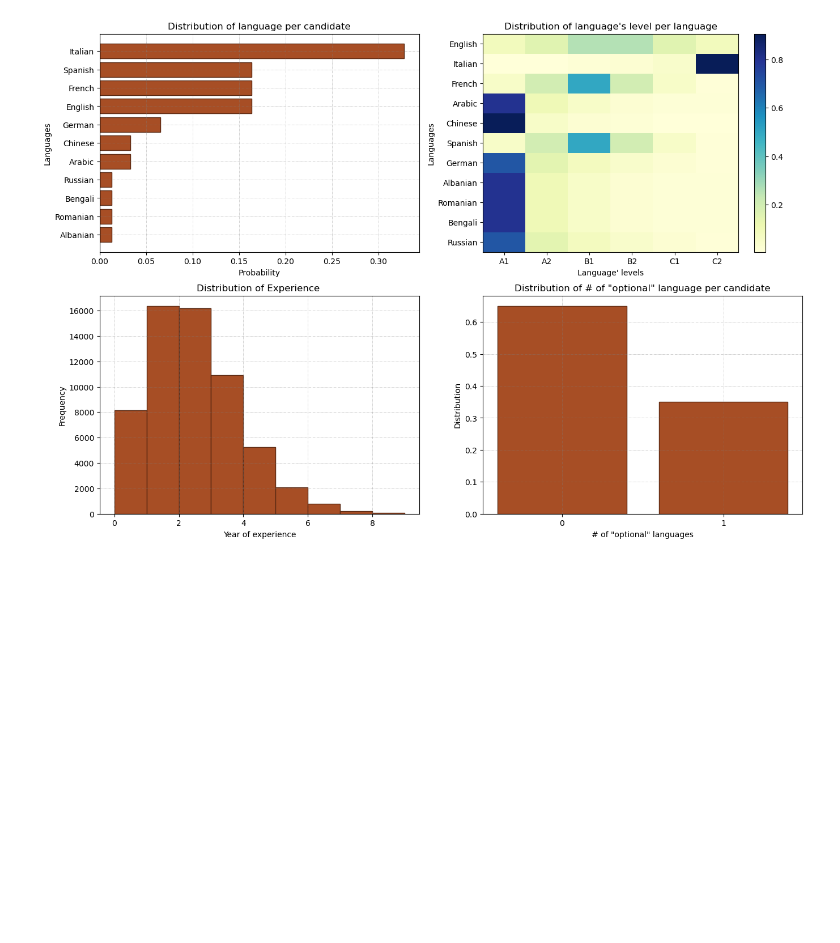
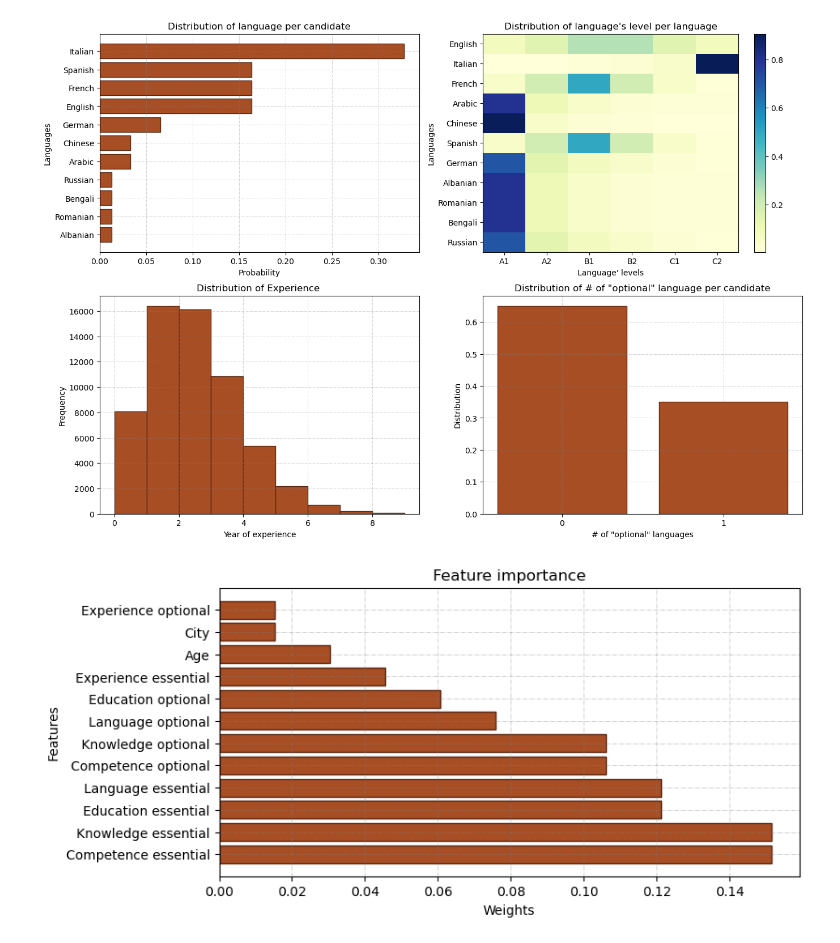
Before and after one commit to jacons/Interpretable-by-design-Human-Recommender, a Jupyter notebook: other_notebook/show_distribution.ipynb, the cells around one changed output. Drawn from its saved outputs; the diff is of its cells as text; code cells hidden in the pictures; blank space fills up the shorter version.

```diff
--- a/other_notebook/show_distribution.ipynb
+++ b/other_notebook/show_distribution.ipynb
@@ -61,4 +64,21 @@ plt.colorbar(img, ax=axs[0,1])
 plt.show()
 # %% [output]
 [figure]
+# %%
+n_weights = MatchingScore.normalize_weights(matching_par["weight"])
+
+sort_ = np.argsort(-n_weights)
+
+features = np.array(["Education essential","Education optional","City","Age","Experience essential","Experience optional","Language essential","Language optional", "Competence essential","Competence optional","Knowledge essential"," Knowledge optional"])
+
+_, axs = plt.subplots(figsize=(8,4))
+axs.barh(range(len(n_weights)), n_weights[sort_], **default_par)
+axs.grid(color='grey', linestyle='-.', linewidth=0.5, alpha=0.5)
+axs.set_yticks(range(len(n_weights)), features[sort_])
+axs.set_title("Feature importance")
+axs.set_xlabel('Weights')
+axs.set_ylabel('Features')
+plt.show()
+# %% [output]
+[figure, new version]
 # %%
```
Also changed, not shown: parts of 8 cells of this notebook, 20 other files.
